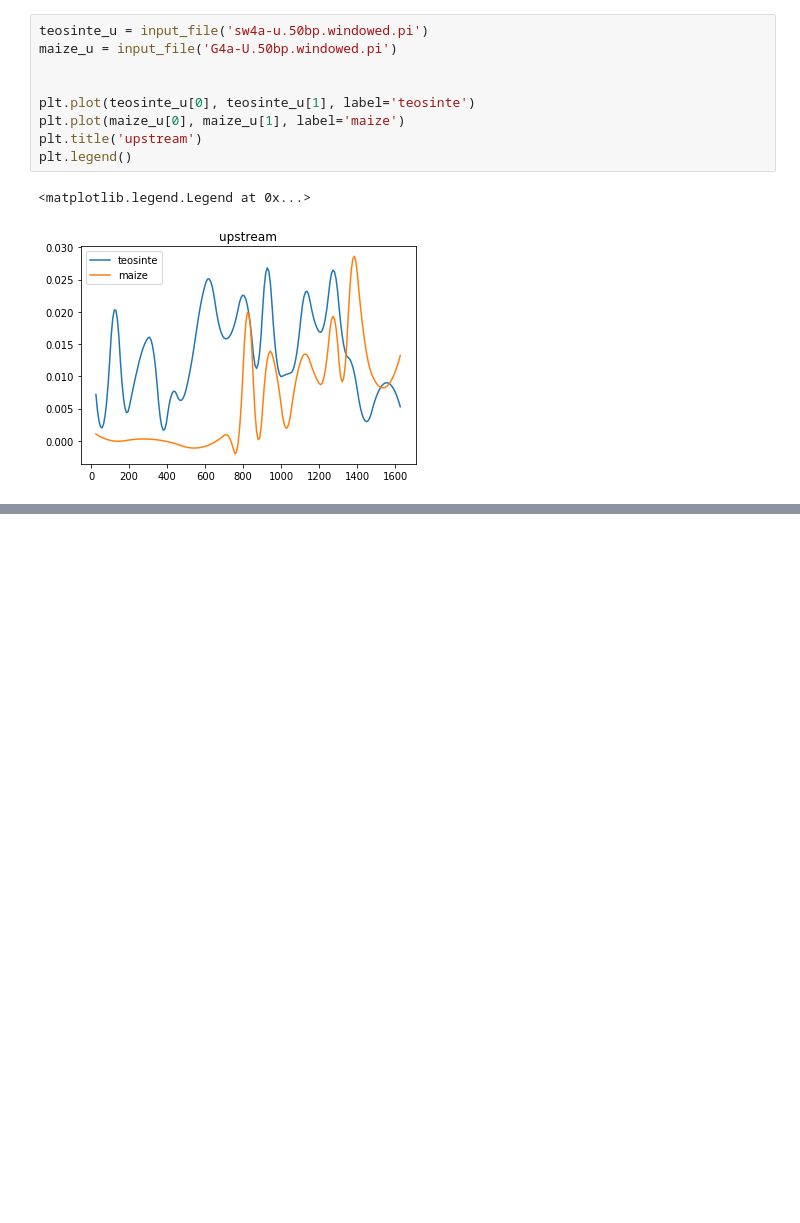
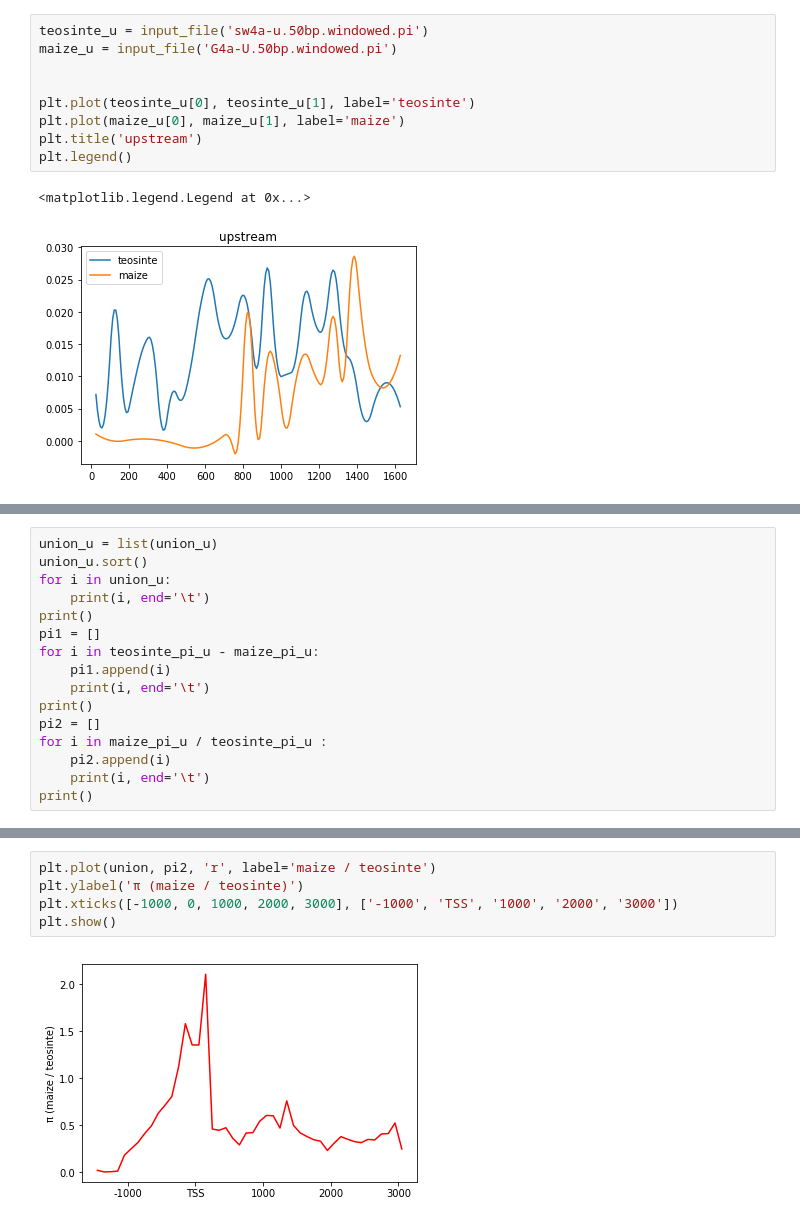
Before and after one commit to GaoX-cau/mynote, a Jupyter notebook: 201906_genetic_diversity/genetic_diversity.ipynb, the cells around one changed output, grey strips where cells are left out. Saved outputs shown, nothing was run; the diff lists cells and outputs as text; blank space fills up the shorter version.

```diff
--- a/201906_genetic_diversity/genetic_diversity.ipynb
+++ b/201906_genetic_diversity/genetic_diversity.ipynb
@@ -99,0 +106,16 @@ array([ 0.00487954,  0.01340807,  0.0261496 ,  0.04062284,  0.0332943 ,
+# %%
+union_u = list(union_u)
+union_u.sort()
+for i in union_u:
+    print(i, end='\t')
+print()
+pi1 = []
+for i in teosinte_pi_u - maize_pi_u:
+    pi1.append(i)
+    print(i, end='\t')
+print()
+pi2 = []
+for i in maize_pi_u / teosinte_pi_u :
+    pi2.append(i)
+    print(i, end='\t')
+print()
@@ -99,0 +165,7 @@ array([ 0.00487954,  0.01340807,  0.0261496 ,  0.04062284,  0.0332943 ,
+# %%
+plt.plot(union, pi2, 'r', label='maize / teosinte')
+plt.ylabel('π (maize / teosinte)')
+plt.xticks([-1000, 0, 1000, 2000, 3000], ['-1000', 'TSS', '1000', '2000', '3000'])
+plt.show()
+# %% [output]
+[figure, added]
```
Also changed, not shown: parts of 11 cells of this notebook, 33 other files.
